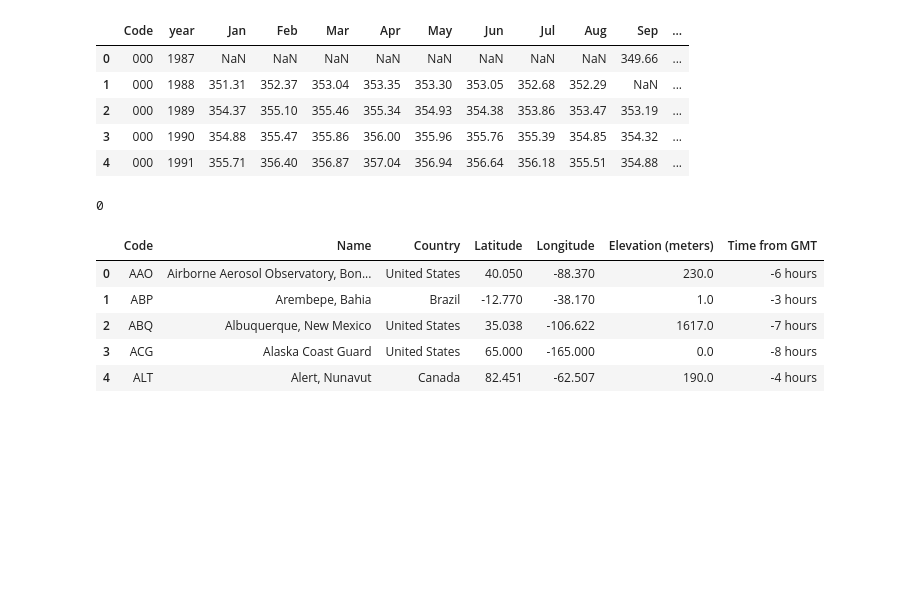
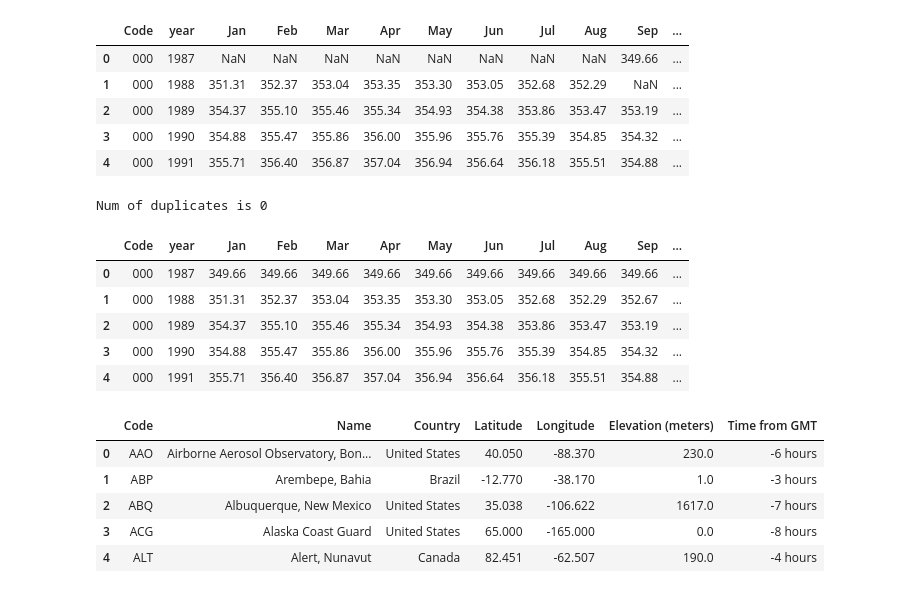
Before and after one commit to Madhuram-S/Thermal_Warming, a Jupyter notebook: Code/mergeCo2Monthly.ipynb, the cells around one changed output. Cells and saved outputs as stored; diff of their text form; code cells hidden in the pictures; blank space fills up the shorter version.

```diff
--- a/Code/mergeCo2Monthly.ipynb
+++ b/Code/mergeCo2Monthly.ipynb
@@ -99,18 +99,26 @@ CO2Data_fnl.head()
 # %%
 #Fix Missing Values - with avgs of NAN row
 CO2Data_clean = CO2Data_fnl
 
 rowMean = CO2Data_clean[['Jan','Feb','Mar','Apr','May','Jun','Jul','Aug','Sep','Oct','Nov', 'Dec']].mean(axis = 1)
 
 
 CO2Data_clean = CO2Data_clean.apply(lambda r: r.fillna(rowMean[r.index]))
 
 CO2Data_clean = CO2Data_clean.round(decimals = 2)
 
 #Check if NAN exists
-print(CO2Data_clean.isnull().values.sum())
+print(f"Num of duplicates is {CO2Data_clean.isnull().values.sum()}")
+
+CO2Data_clean.head()
 # %% [output]
-0
+Num of duplicates is 0
+|  | Code | year | Jan | Feb | Mar | Apr | May | Jun | Jul | Aug | Sep | ... |
+| 0 | 000 | 1987 | 349.66 | 349.66 | 349.66 | 349.66 | 349.66 | 349.66 | 349.66 | 349.66 | 349.66 | ... |
+| 1 | 000 | 1988 | 351.31 | 352.37 | 353.04 | 353.35 | 353.30 | 353.05 | 352.68 | 352.29 | 352.67 | ... |
+| 2 | 000 | 1989 | 354.37 | 355.10 | 355.46 | 355.34 | 354.93 | 354.38 | 353.86 | 353.47 | 353.19 | ... |
+| 3 | 000 | 1990 | 354.88 | 355.47 | 355.86 | 356.00 | 355.96 | 355.76 | 355.39 | 354.85 | 354.32 | ... |
+| 4 | 000 | 1991 | 355.71 | 356.40 | 356.87 | 357.04 | 356.94 | 356.64 | 356.18 | 355.51 | 354.88 | ... |
 # %%
 # Lookup Country and Add it to CO2 Data
 ctry_stat = pd.read_csv(CountryFile)
```
Also changed, not shown: parts of 5 cells of this notebook, 4 other files.
